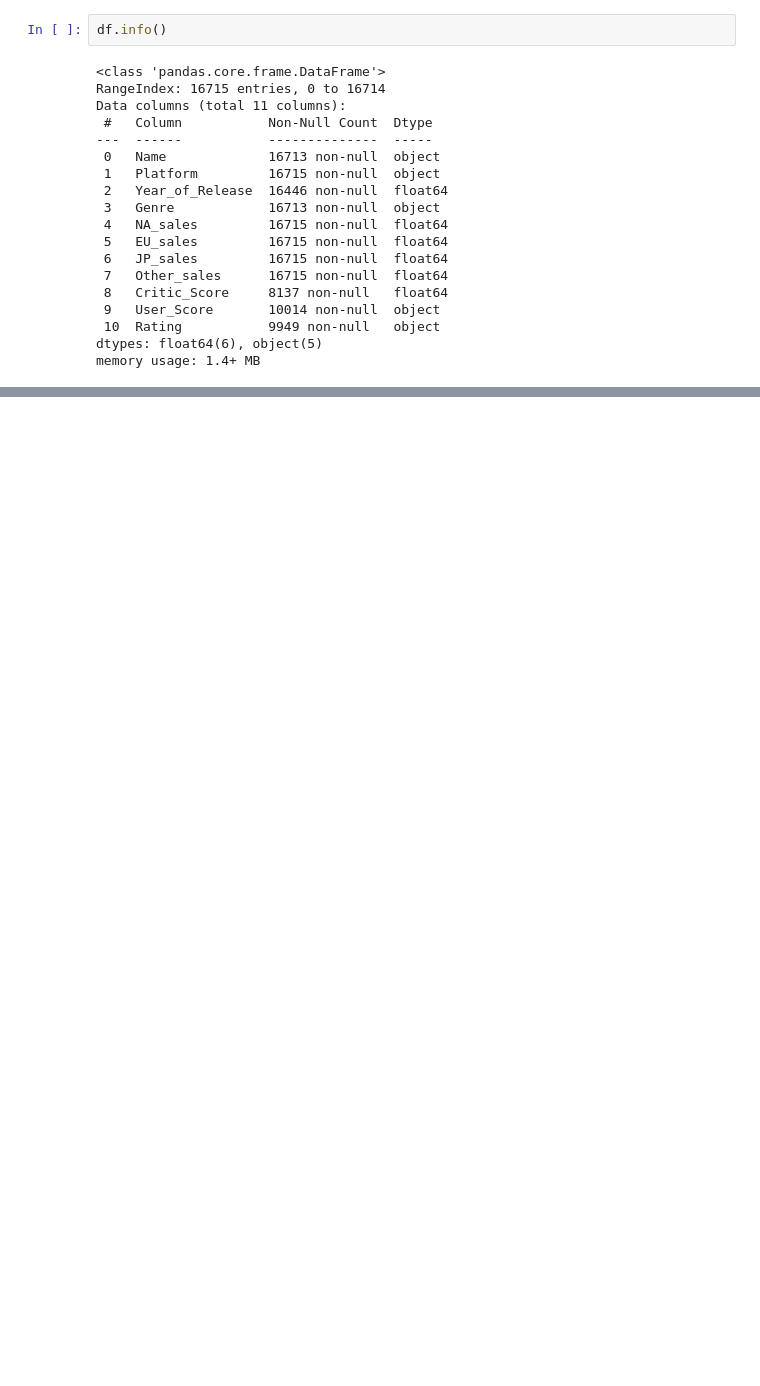
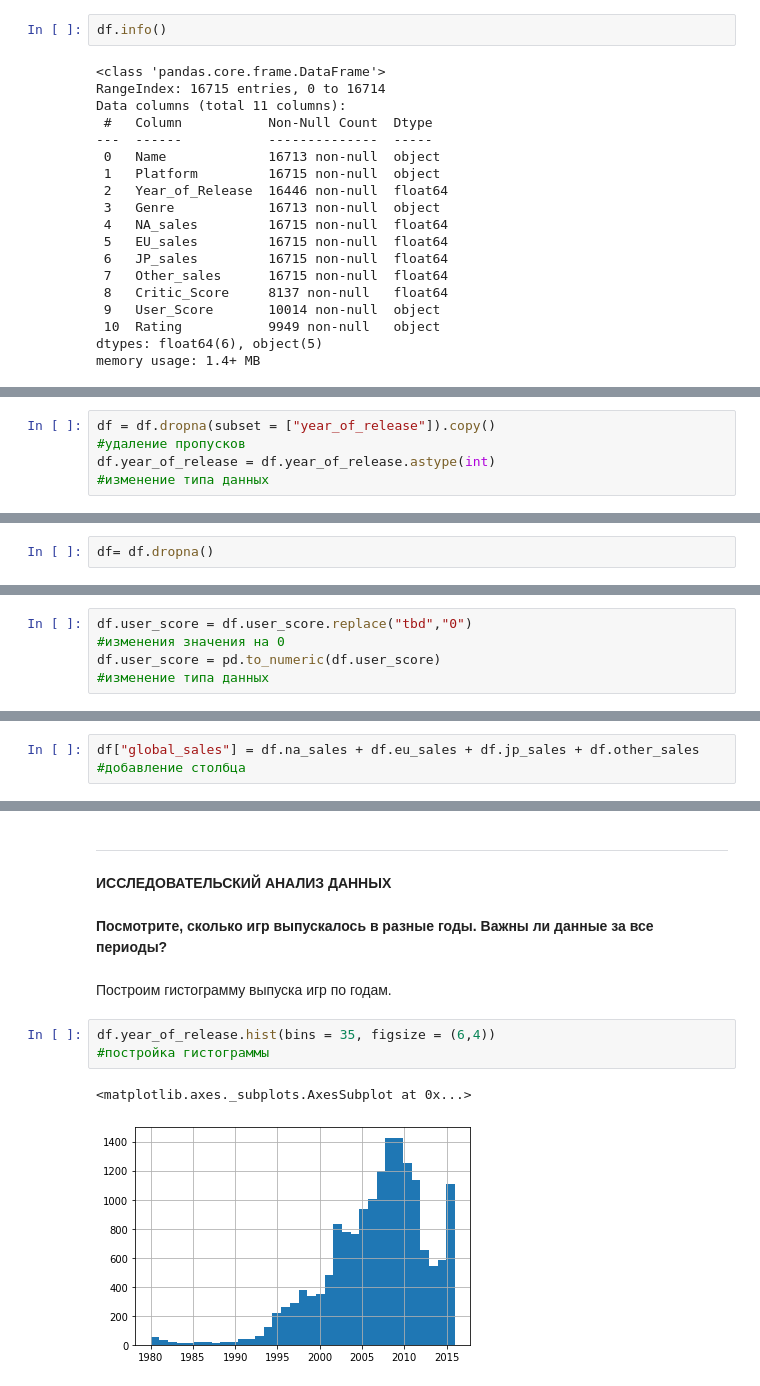
Before and after one commit to kozyreviva/Data_Science, a Jupyter notebook: Сборный_проект_1_.ipynb, the cells around one changed output, grey strips where cells are left out. Drawn from its saved outputs; the diff is of its cells as text; blank space fills up the shorter version.

```diff
--- a/Сборный_проект_1_.ipynb
+++ b/Сборный_проект_1_.ipynb
@@ -46,0 +125,3 @@ df.columns = df.columns.str.lower()
+# %%
+df = df.dropna(subset = ["year_of_release"]).copy()                                                                     #удаление пропусков
+df.year_of_release = df.year_of_release.astype(int)                                                                     #изменение типа данных
@@ -46,0 +155,2 @@ df.columns = df.columns.str.lower()
+# %%
+df= df.dropna()
@@ -46,0 +198,3 @@ df.columns = df.columns.str.lower()
+# %%
+df.user_score = df.user_score.replace("tbd","0")                                                                     #изменения значения на 0
+df.user_score = pd.to_numeric(df.user_score)                                                                         #изменение типа данных
@@ -46,0 +215,2 @@ df.columns = df.columns.str.lower()
+# %%
+df["global_sales"] = df.na_sales + df.eu_sales + df.jp_sales + df.other_sales                                        #добавление столбца
@@ -46,0 +239,14 @@ df.columns = df.columns.str.lower()
+# %% [markdown]
+--------------------------------------------------------------------------------
+# %% [markdown]
+**ИССЛЕДОВАТЕЛЬСКИЙ АНАЛИЗ ДАННЫХ**
+# %% [markdown]
+**Посмотрите, сколько игр выпускалось в разные годы. Важны ли данные за все
+периоды?**
+# %% [markdown]
+Построим гистограмму выпуска игр по годам.
+# %%
+df.year_of_release.hist(bins = 35, figsize = (6,4))                                                                     #постройка гистограммы
+# %% [output]
+<matplotlib.axes._subplots.AxesSubplot at 0x...>
+[figure, added]
```
Also changed, not shown: parts of 39 cells of this notebook.
